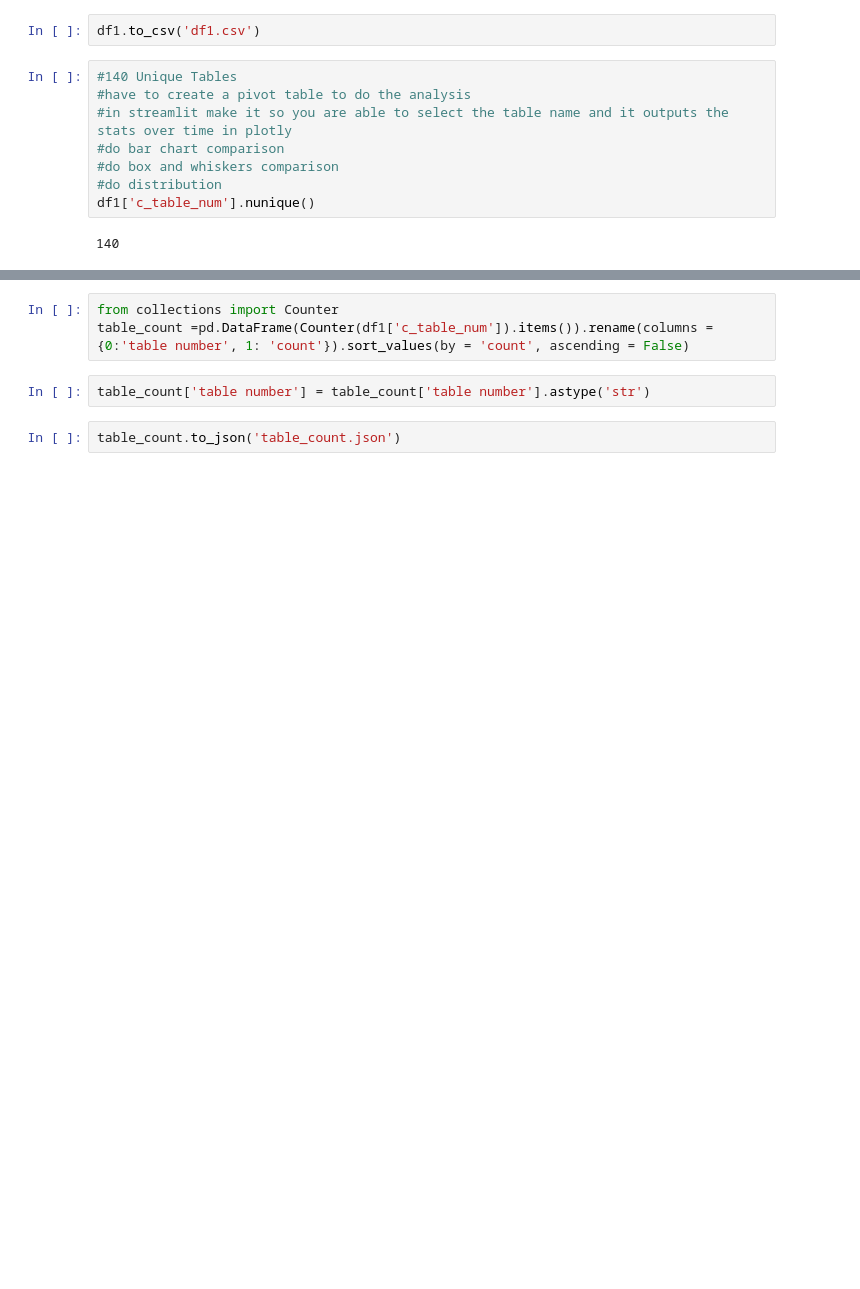
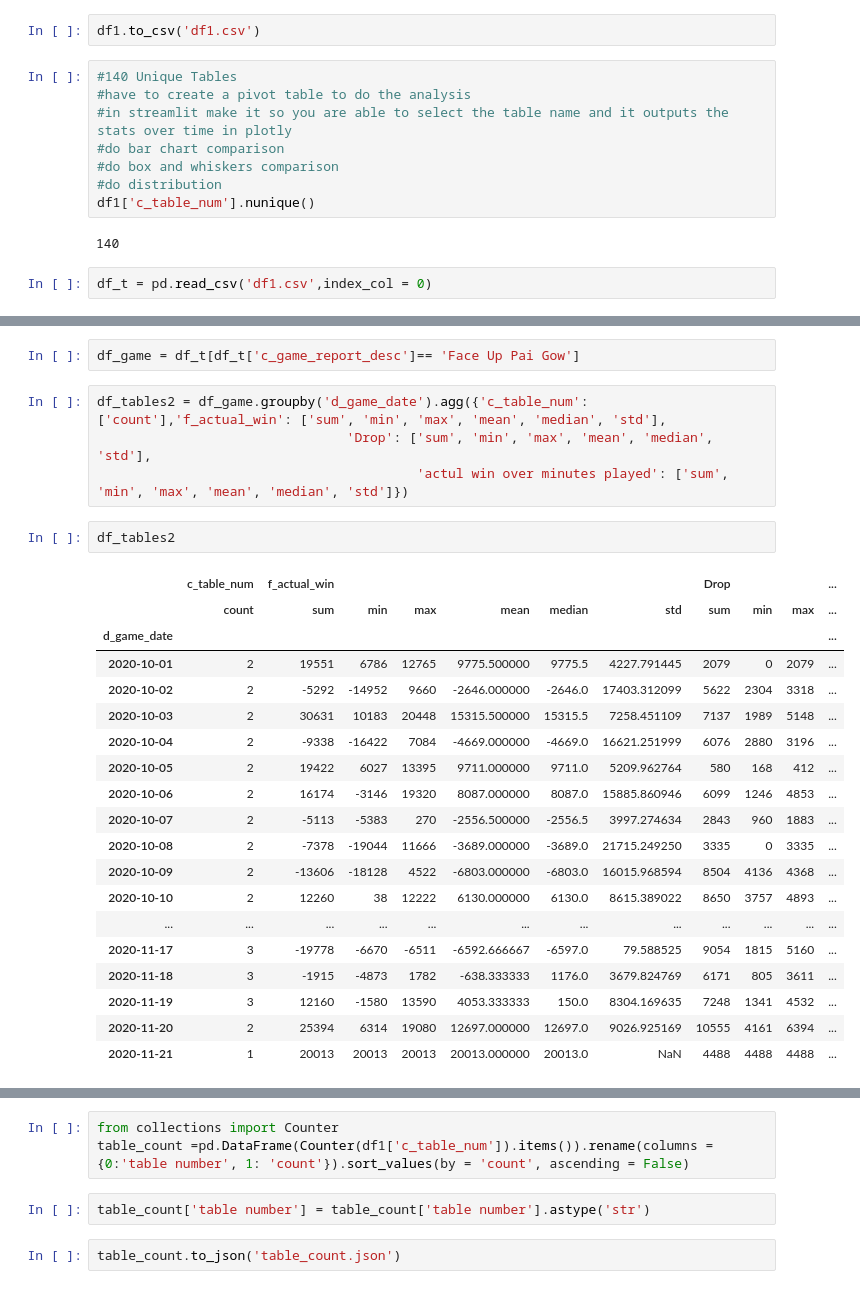
Before and after one commit to jvhuang1786/caesars, a Jupyter notebook: caesar_analysis.ipynb, the cells around one changed output, grey strips where cells are left out. Drawn from its saved outputs; the diff is of its cells as text; blank space fills up the shorter version.

```diff
--- a/caesar_analysis.ipynb
+++ b/caesar_analysis.ipynb
@@ -90,3 +90,5 @@ df1.to_csv('df1.csv')
 df1['c_table_num'].nunique()
 # %% [output]
 140
+# %%
+df_t = pd.read_csv('df1.csv',index_col = 0)
@@ -92,0 +105,28 @@ df1['c_table_num'].nunique()
+# %%
+df_game = df_t[df_t['c_game_report_desc']== 'Face Up Pai Gow']
+# %%
+df_tables2 = df_game.groupby('d_game_date').agg({'c_table_num': ['count'],'f_actual_win': ['sum', 'min', 'max', 'mean', 'median', 'std'],
+                                'Drop': ['sum', 'min', 'max', 'mean', 'median', 'std'],
+                                         'actul win over minutes played': ['sum', 'min', 'max', 'mean', 'median', 'std']})
+# %%
+df_tables2
+# %% [output]
+|  | c_table_num | f_actual_win |  |  |  |  |  | Drop |  |  | ... |
+|  | count | sum | min | max | mean | median | std | sum | min | max | ... |
+| d_game_date |  |  |  |  |  |  |  |  |  |  | ... |
+| 2020-10-01 | 2 | 19551 | 6786 | 12765 | 9775.500000 | 9775.5 | 4227.791445 | 2079 | 0 | 2079 | ... |
+| 2020-10-02 | 2 | -5292 | -14952 | 9660 | -2646.000000 | -2646.0 | 17403.312099 | 5622 | 2304 | 3318 | ... |
+| 2020-10-03 | 2 | 30631 | 10183 | 20448 | 15315.500000 | 15315.5 | 7258.451109 | 7137 | 1989 | 5148 | ... |
+| 2020-10-04 | 2 | -9338 | -16422 | 7084 | -4669.000000 | -4669.0 | 16621.251999 | 6076 | 2880 | 3196 | ... |
+| 2020-10-05 | 2 | 19422 | 6027 | 13395 | 9711.000000 | 9711.0 | 5209.962764 | 580 | 168 | 412 | ... |
+| 2020-10-06 | 2 | 16174 | -3146 | 19320 | 8087.000000 | 8087.0 | 15885.860946 | 6099 | 1246 | 4853 | ... |
+| 2020-10-07 | 2 | -5113 | -5383 | 270 | -2556.500000 | -2556.5 | 3997.274634 | 2843 | 960 | 1883 | ... |
+| 2020-10-08 | 2 | -7378 | -19044 | 11666 | -3689.000000 | -3689.0 | 21715.249250 | 3335 | 0 | 3335 | ... |
+| 2020-10-09 | 2 | -13606 | -18128 | 4522 | -6803.000000 | -6803.0 | 16015.968594 | 8504 | 4136 | 4368 | ... |
+| 2020-10-10 | 2 | 12260 | 38 | 12222 | 6130.000000 | 6130.0 | 8615.389022 | 8650 | 3757 | 4893 | ... |
+| ... | ... | ... | ... | ... | ... | ... | ... | ... | ... | ... | ... |
+| 2020-11-17 | 3 | -19778 | -6670 | -6511 | -6592.666667 | -6597.0 | 79.588525 | 9054 | 1815 | 5160 | ... |
+| 2020-11-18 | 3 | -1915 | -4873 | 1782 | -638.333333 | 1176.0 | 3679.824769 | 6171 | 805 | 3611 | ... |
+| 2020-11-19 | 3 | 12160 | -1580 | 13590 | 4053.333333 | 150.0 | 8304.169635 | 7248 | 1341 | 4532 | ... |
+| 2020-11-20 | 2 | 25394 | 6314 | 19080 | 12697.000000 | 12697.0 | 9026.925169 | 10555 | 4161 | 6394 | ... |
+| 2020-11-21 | 1 | 20013 | 20013 | 20013 | 20013.000000 | 20013.0 | NaN | 4488 | 4488 | 4488 | ... |
```
Also changed, not shown: parts of 7 cells of this notebook, 2 other files.
